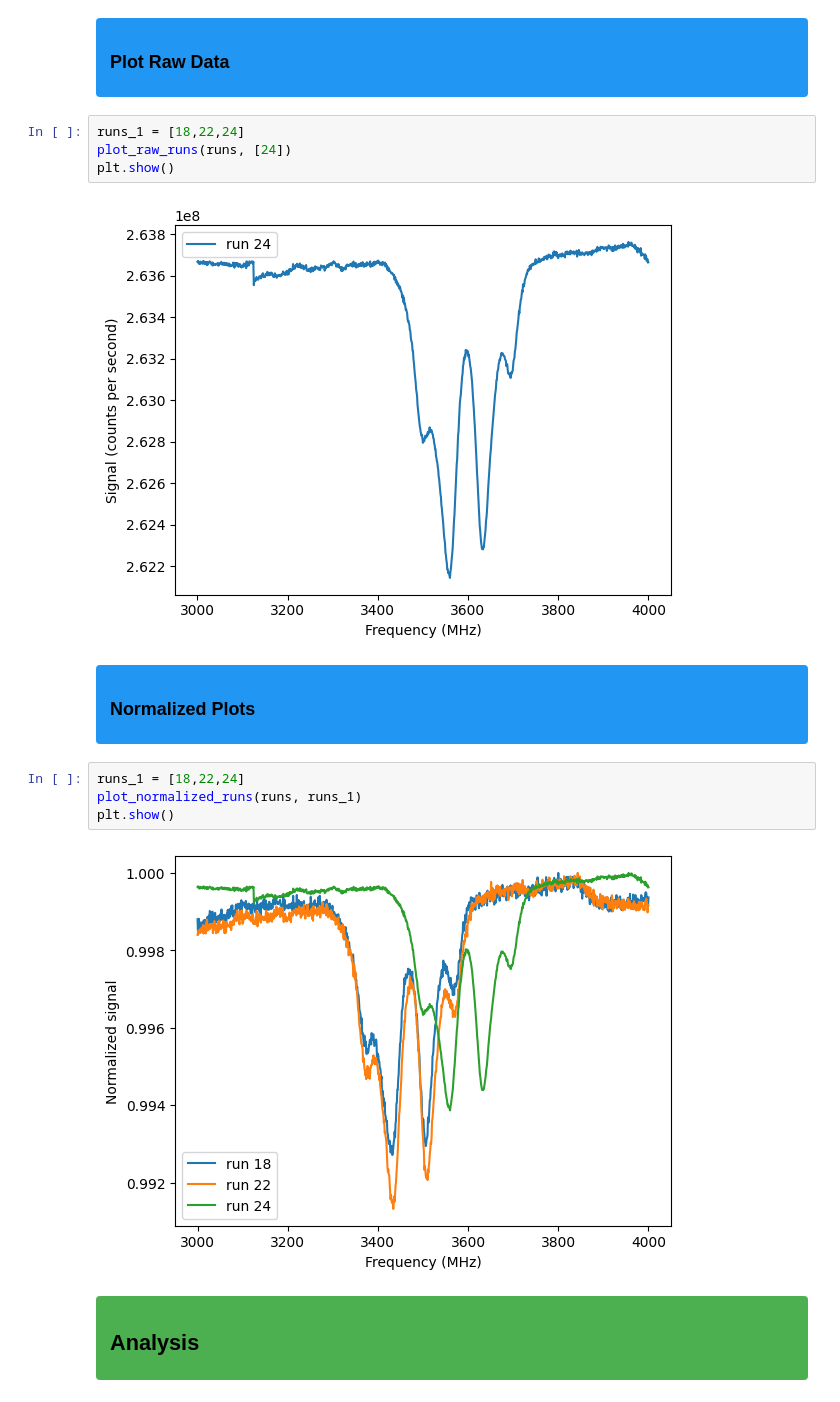
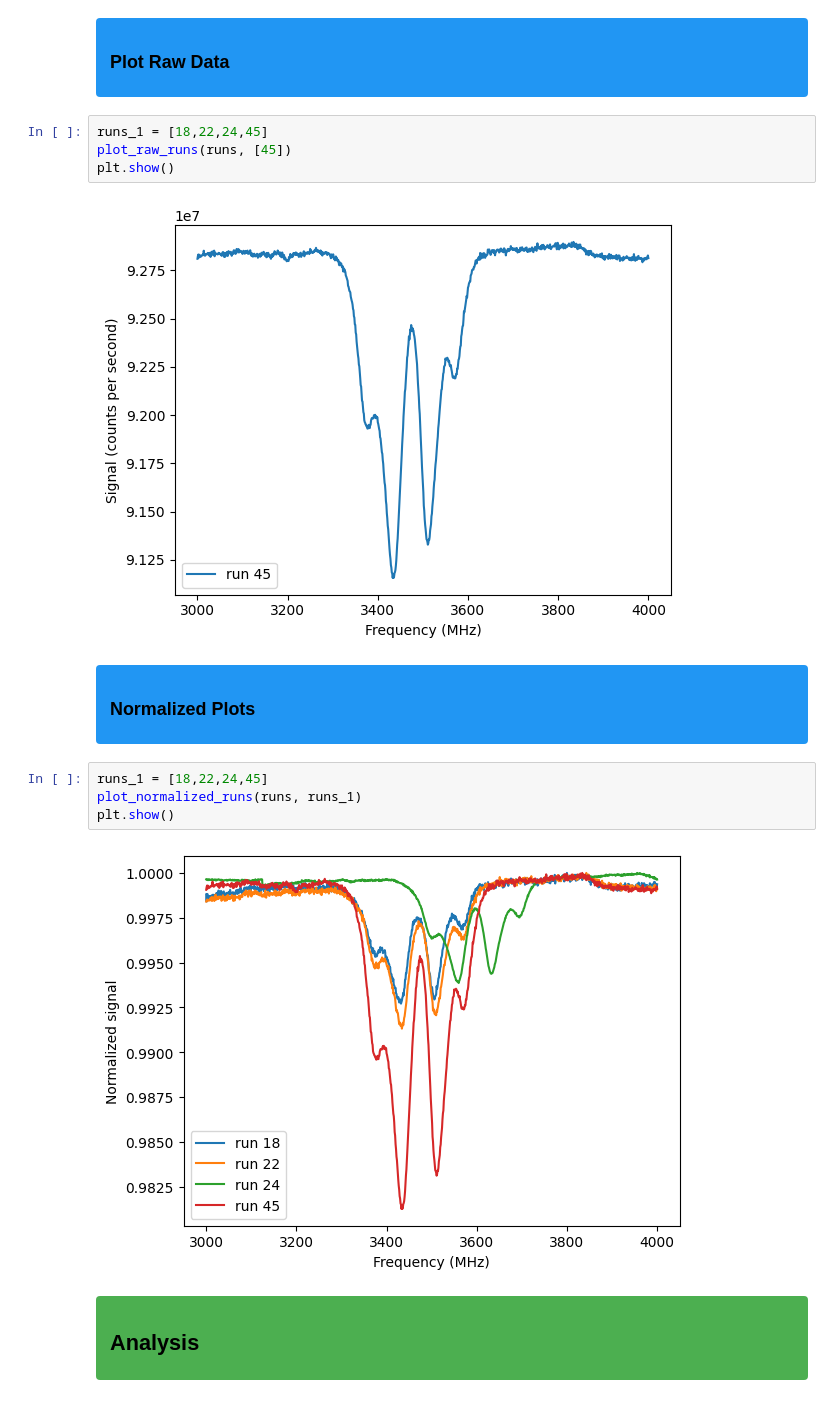
Before and after one commit to jeree-m/qick-dawg, a Jupyter notebook: jupyter_notebooks/odmr_analysis.ipynb, the cells around one changed output. Saved outputs shown, nothing was run; the diff lists cells and outputs as text.

```diff
--- a/jupyter_notebooks/odmr_analysis.ipynb
+++ b/jupyter_notebooks/odmr_analysis.ipynb
@@ -101,21 +101,21 @@ dict_keys(['laser_power', 'mw_gain', 'reps', 'ND Filter OD', 'relax_delay_treg',
 <h3 style="color:black; margin:0;"> Plot Raw Data</h3>
 </div>
 # %%
-runs_1 = [18,22,24]
-plot_raw_runs(runs, [24])
+runs_1 = [18,22,24,45]
+plot_raw_runs(runs, [45])
 plt.show()
 # %% [output]
-[figure, old version]
+[figure, new version]
 # %% [markdown]
 <div style="background-color:#2196F3; padding:8px 14px; border-radius:4px;">
 <h3 style="color:black; margin:0;"> Normalized Plots</h3>
 </div>
 # %%
-runs_1 = [18,22,24]
+runs_1 = [18,22,24,45]
 plot_normalized_runs(runs, runs_1)
 plt.show()
 # %% [output]
-[figure, old version]
+[figure, new version]
 # %% [markdown]
 <div style="background-color:#4CAF50; padding:8px 14px; border-radius:4px;">
 <h2 style="color:black; margin:0;">Analysis</h2>
```
Also changed, not shown: parts of 6 cells of this notebook.
